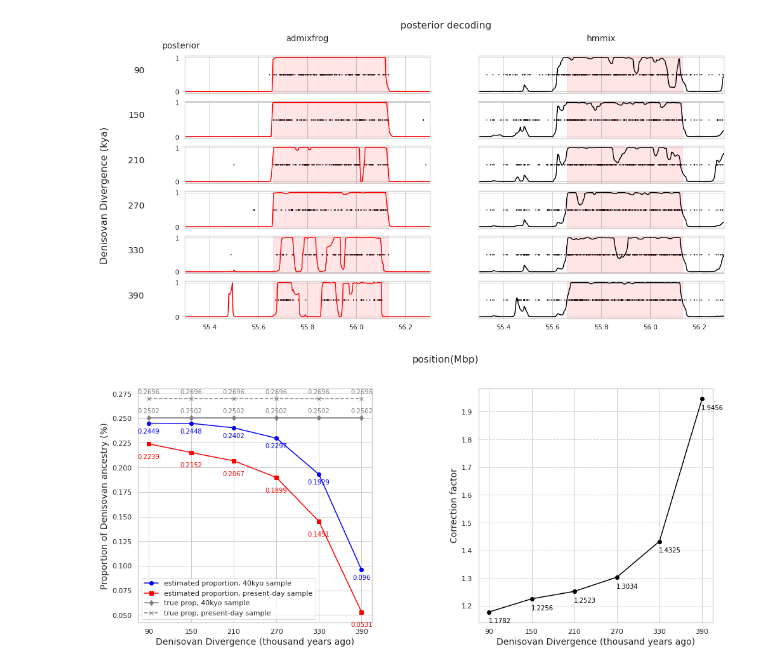
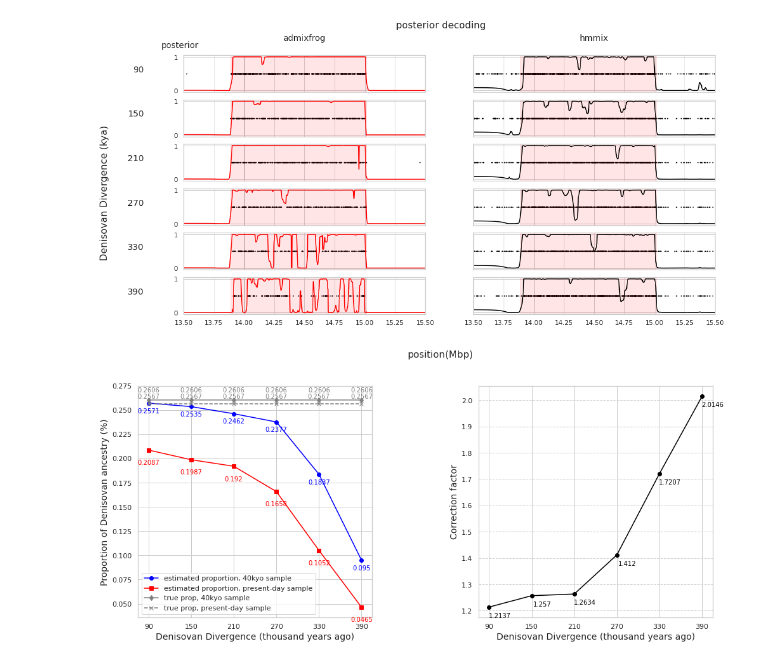
Before and after one commit to jqjqyangjq/DenAdmix_Sim, a Jupyter notebook: make_sim_figure.ipynb, the cells around one changed output. Drawn from its saved outputs; the diff is of its cells as text; code cells hidden in the pictures.

```diff
--- a/make_sim_figure.ipynb
+++ b/make_sim_figure.ipynb
@@ -575,10 +456,10 @@ import numpy as np
 import matplotlib.pyplot as plt
 import seaborn as sns
 
-ind = 6
-chr = 4
-start = 55300000
-end = 56300000
+ind = 0
+chr = 10
+start = 13500000
+end = 15500000
 
 fig, axes = plt.subplots(6, 2, figsize=(16, 8), sharex=True, sharey=True)
 
@@ -586,7 +467,7 @@ fig, axes = plt.subplots(6, 2, figsize=(16, 8), sharex=True, sharey=True)
 
 for i, t in zip([0,1,2,3,4,5], ['90','150','210','270','330','390']):
 
-    vcf = pd.read_csv(f"/mnt/diversity//jiaqi/hmm/DenAdmix_Sim1/sim/D_{t}/chrom_{chr}.snps.tsv.gz", sep = '\t')
+    vcf = pd.read_csv(f"sim/D_{t}/chrom_{chr}.snps.tsv.gz", sep = '\t')
     vcf = vcf[(vcf['pos'] >= start) & (vcf['pos'] <= end)]
     vcf['afr_total'] = 0
     for i_afr in range(0,400):
@@ -625,38 +506,34 @@ for i, t in zip([0,1,2,3,4,5], ['90','150','210','270','330','390']):
     den_true = den_true[(den_true['start'] <= end) & (den_true['end'] >= start)].reset_index(drop = True)
     for ii in range(len(den_true)):
         axes[i,0].axvspan(den_true['start'][ii] / 1000000, den_true['end'][ii] / 1000000, color='red', alpha=0.1)
         axes[i,1].axvspan(den_true['start'][ii] / 1000000, den_true['end'][ii] / 1000000, color='red', alpha=0.1)
     axes[i,0].set_xlim(start / 1000000, end/ 1000000)
 #    axes[i,0].ticklabel_format(style='sci', axis='x', scilimits=(6, 6))
 
 
 for i, t in zip([0,1,2,3,4,5], ['90','150','210','270','330','390']):
     hmm = pd.read_csv(f"sim/D_{t}/hmmix_outfile_missing/ea.ind{ind}.posterior")
     hmm = hmm[(hmm['Chr']== chr) & (hmm['Window']>=start/1000) & (hmm['Window']<=end/1000)]
     axes[i, 1].plot(hmm['Window']*1000 / 1000000, hmm['state2'], color='black')
     axes[i,0].set_xlim(start / 1000000, end / 1000000)
 #    axes[i,0].ticklabel_format(style='sci', axis='x', scilimits=(6, 6))
 
 tt = ['90', '150', '210', '270', '330', '390']
 
 for i, ax in enumerate(axes[:, 0]):
     ax.set_ylabel(tt[i], rotation=0, size='large', labelpad=50, ha='right')
 fig.text(0.01, 0.48, "Denisovan Divergence (kya)", ha='center', va='center', fontsize=16, rotation='vertical')
 fig.text(0.12, 0.91, "posterior", ha='center', va='center', fontsize=14)
-#axes.xaxis.set_major_formatter(ticker.FuncFormatter(lambda x, _: f'{int(x)}'))
-# reset x ticks shown as 55.4, 55.6, 55.8,, 56.0, 56.2
 
-#axes[5,0].set_xticklabels(['55.4', '55.6','55.8','56.0','56.2'])
-#axes[5,1].set_xticklabels(['55.4', '55.6','55.8','56.0','56.2'])
 
 axes[0,0].set_title("admixfrog", y = 1.3, fontsize = 14)
 axes[0,1].set_title("hmmix", y = 1.3, fontsize = 14)
 fig.supxlabel('position(Mbp)', fontsize=16, y = -0.005)
 fig.suptitle("posterior decoding",fontsize = 16)
 
 plt.show()
 # %% [output]
-[figure, old version]
+[figure, new version]
 # %%
 import pandas as pd
 prop_sum = pd.DataFrame(columns = ['ind','mean','low','high','len','DD','panel'])
@@ -724,7 +601,7 @@ for i in range(len(c3)):
 axes[0].plot(c1['DD'], c1['len'] * 100,
          label="true prop, 40kyo sample", color='grey', linestyle='solid', marker='d')
 for i in range(len(c1)):
-    axes[0].text(c1['DD'][i], c1['len'][i]*100+0.005, str(round(c1['len'][i]*100,4)), ha='center', fontsize=10, color = 'grey')
+    axes[0].text(c1['DD'][i], c1['len'][i]*100+0.008, str(round(c1['len'][i]*100,4)), ha='center', fontsize=10, color = 'grey')
 
 
 axes[0].plot(c3['DD'], c3['len'] * 100,
@@ -758,5 +635,5 @@ figure.tight_layout()
 plt.grid(axis='y', linestyle='dashed')
 plt.show()
 # %% [output]
-[figure, old version]
+[figure, new version]
 # %%
```
Also changed, not shown: parts of 5 cells of this notebook, 28 other files.
